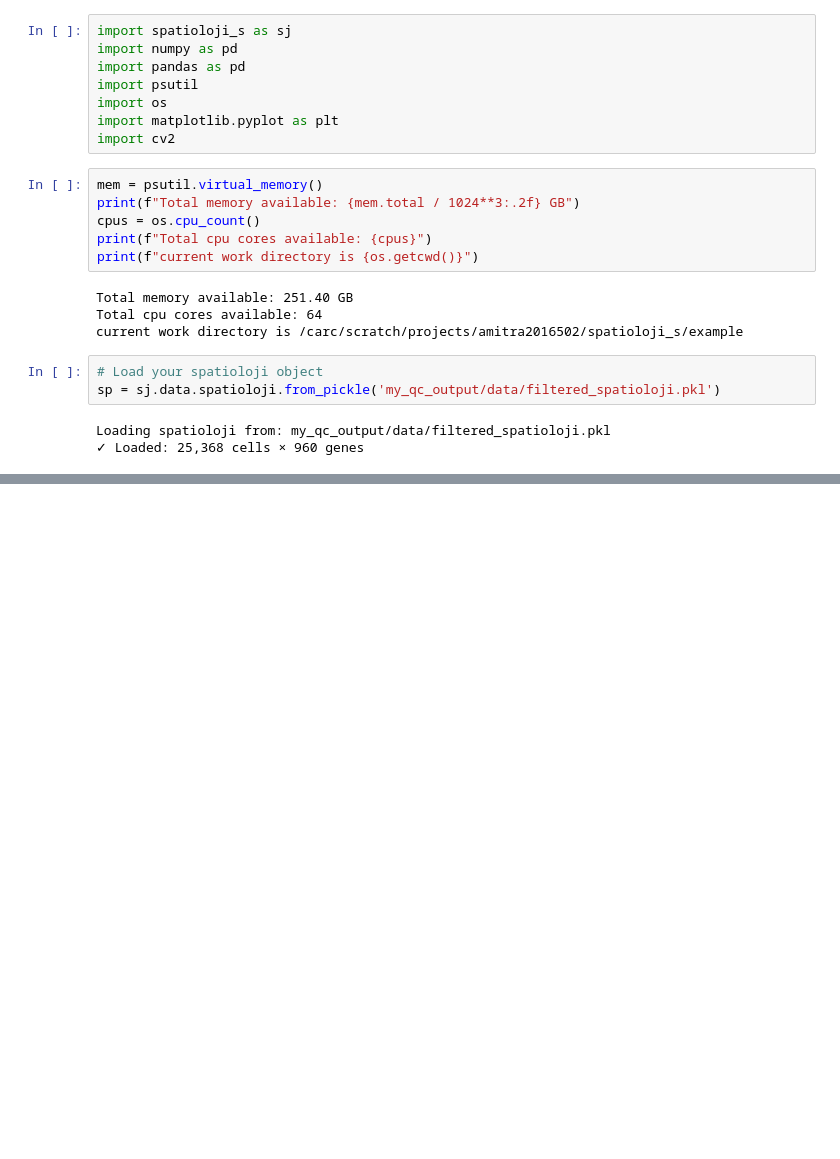
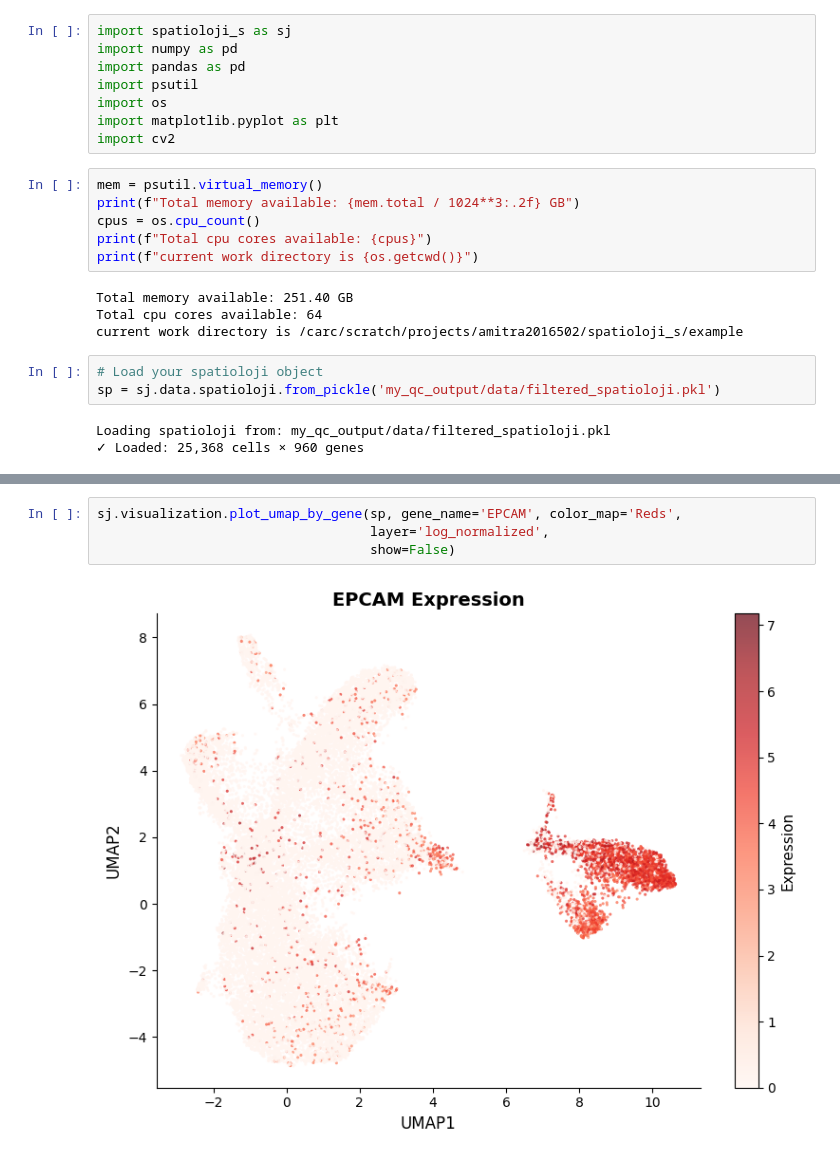
Before and after one commit to gynecoloji/spatioloji_s, a Jupyter notebook: example/processing.ipynb, the cells around one changed output, grey strips where cells are left out. Drawn from its saved outputs; the diff is of its cells as text; blank space fills up the shorter version.

```diff
--- a/example/processing.ipynb
+++ b/example/processing.ipynb
@@ -98,0 +98,6 @@ sp._gene_meta
+# %%
+sj.visualization.plot_umap_by_gene(sp, gene_name='EPCAM', color_map='Reds',
+                                   layer='log_normalized',
+                                   show=False)
+# %% [output]
+[figure, added]
```
Also changed, not shown: parts of 6 cells of this notebook, 2 other files.
